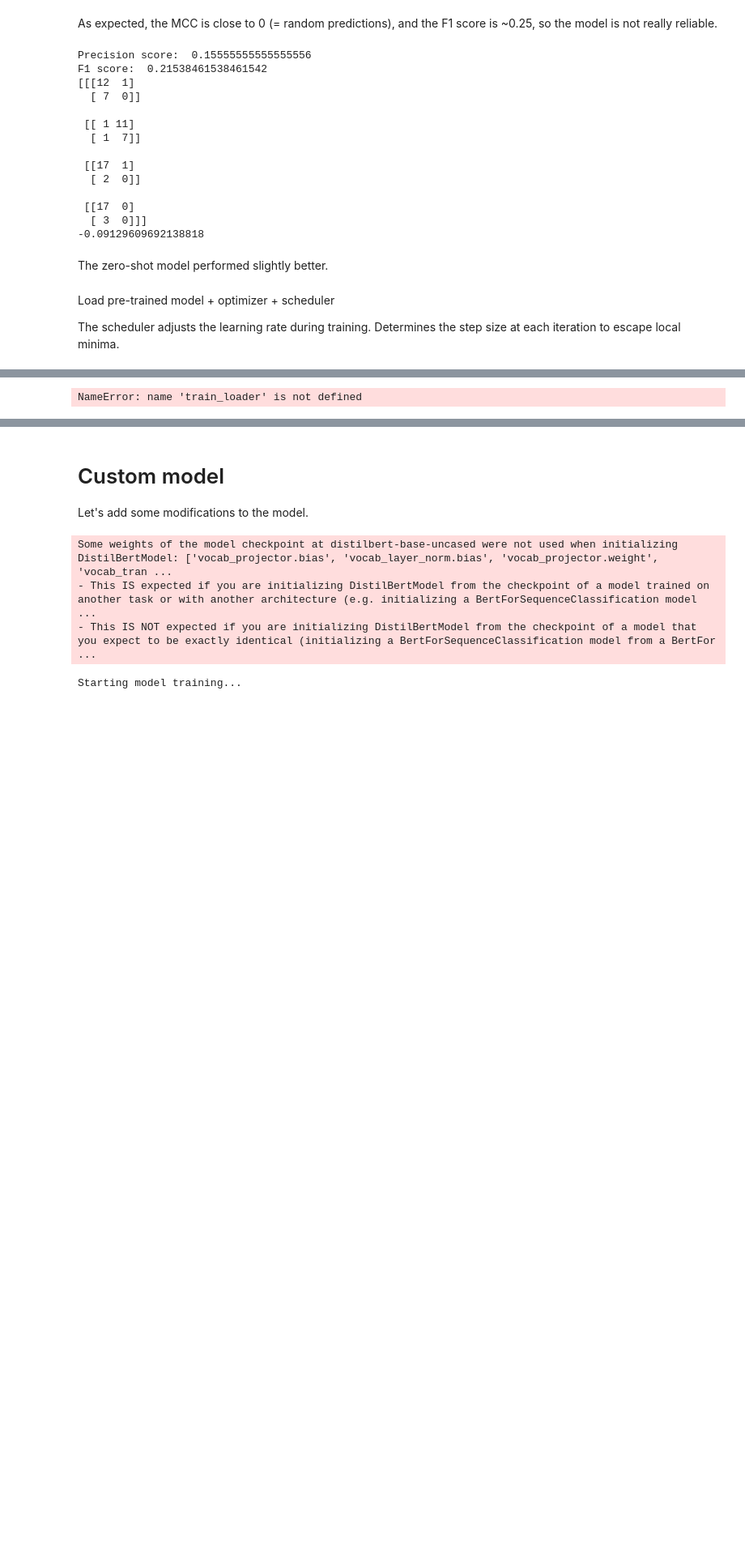
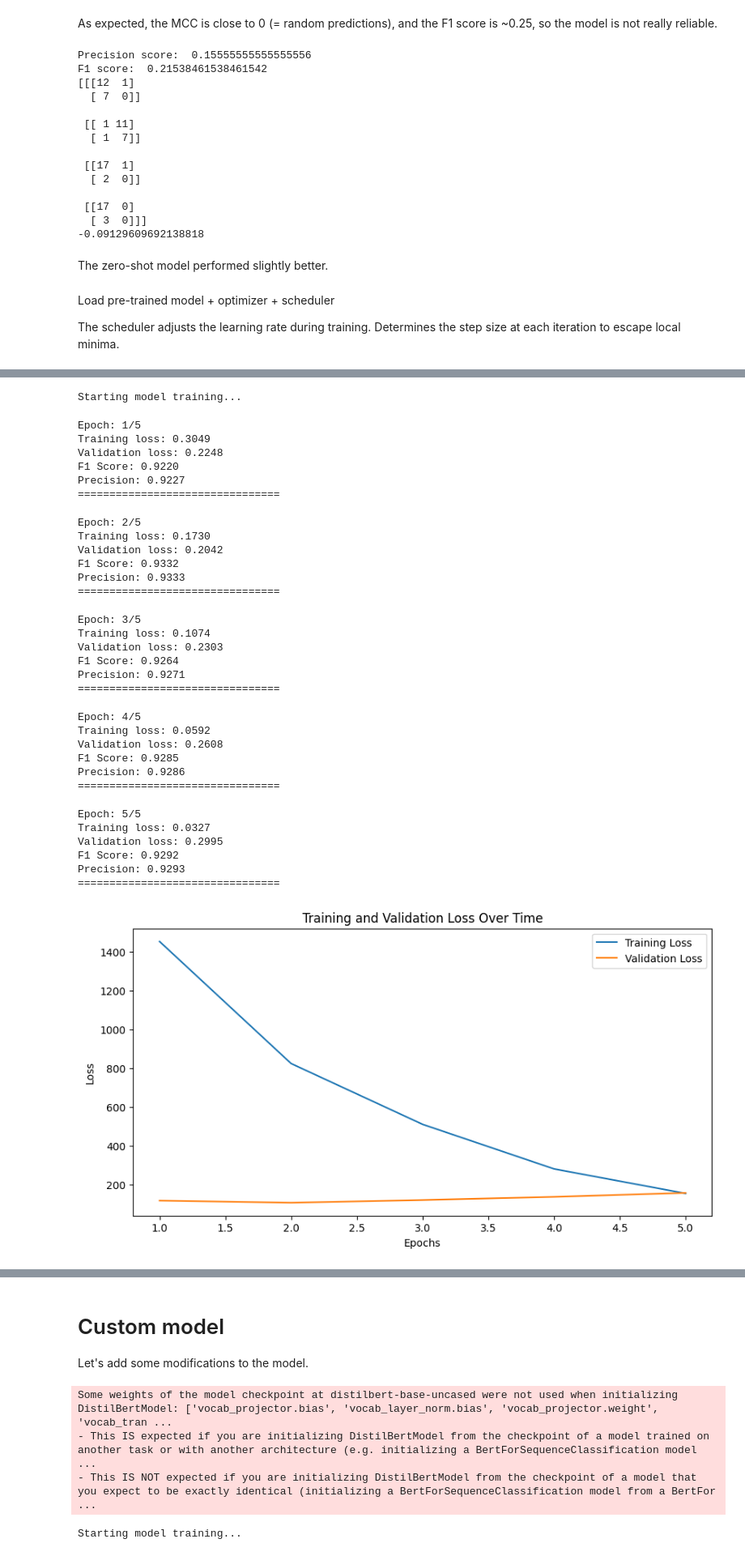
Before and after one commit to dvallslanaquera/llm-solutions, a Jupyter notebook: sequence_classification/customer-complaint-classification_DistilBERT/main.ipynb, the cells around one changed output, grey strips where cells are left out. Shown: that part at 81% size. Saved outputs shown, nothing was run; the diff lists cells and outputs as text; code cells hidden in the pictures; blank space fills up the shorter version.

```diff
--- a/sequence_classification/customer-complaint-classification_DistilBERT/main.ipynb
+++ b/sequence_classification/customer-complaint-classification_DistilBERT/main.ipynb
@@ -290,6 +311,9 @@ random.seed(SEED)
 np.random.seed(SEED)
 torch.manual_seed(SEED)
 torch.cuda.manual_seed_all(SEED)
+
+if not hasattr(np, 'object'):
+    np.object = object
 
 device = torch.device('cuda' if torch.cuda.is_available() else 'cpu')
 
@@ -392,2 +416,33 @@ Some weights of DistilBertForSequenceClassification were not initialized from th
 You should probably TRAIN this model on a down-stream task to be able to use it for predictions and inference.
-NameError: name 'train_loader' is not defined
+Starting model training...
+Epoch: 1/5
+Training loss: 0.3049
+Validation loss: 0.2248
+F1 Score: 0.9220
+Precision: 0.9227
+================================
+Epoch: 2/5
+Training loss: 0.1730
+Validation loss: 0.2042
+F1 Score: 0.9332
+Precision: 0.9333
+================================
+Epoch: 3/5
+Training loss: 0.1074
+Validation loss: 0.2303
+F1 Score: 0.9264
+Precision: 0.9271
+================================
+Epoch: 4/5
+Training loss: 0.0592
+Validation loss: 0.2608
+F1 Score: 0.9285
+Precision: 0.9286
+================================
+Epoch: 5/5
+Training loss: 0.0327
+Validation loss: 0.2995
+F1 Score: 0.9292
+Precision: 0.9293
+================================
+[figure, added]
```
Also changed, not shown: parts of 9 cells of this notebook, 1 other file.
